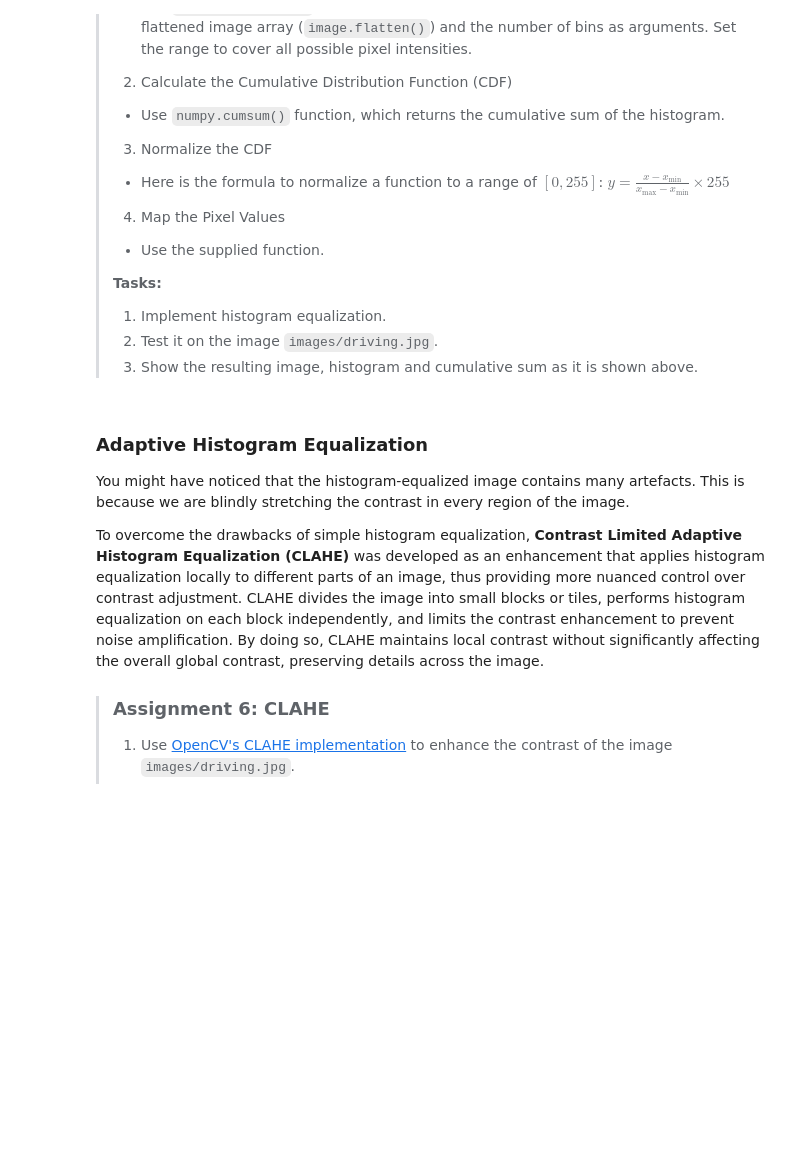
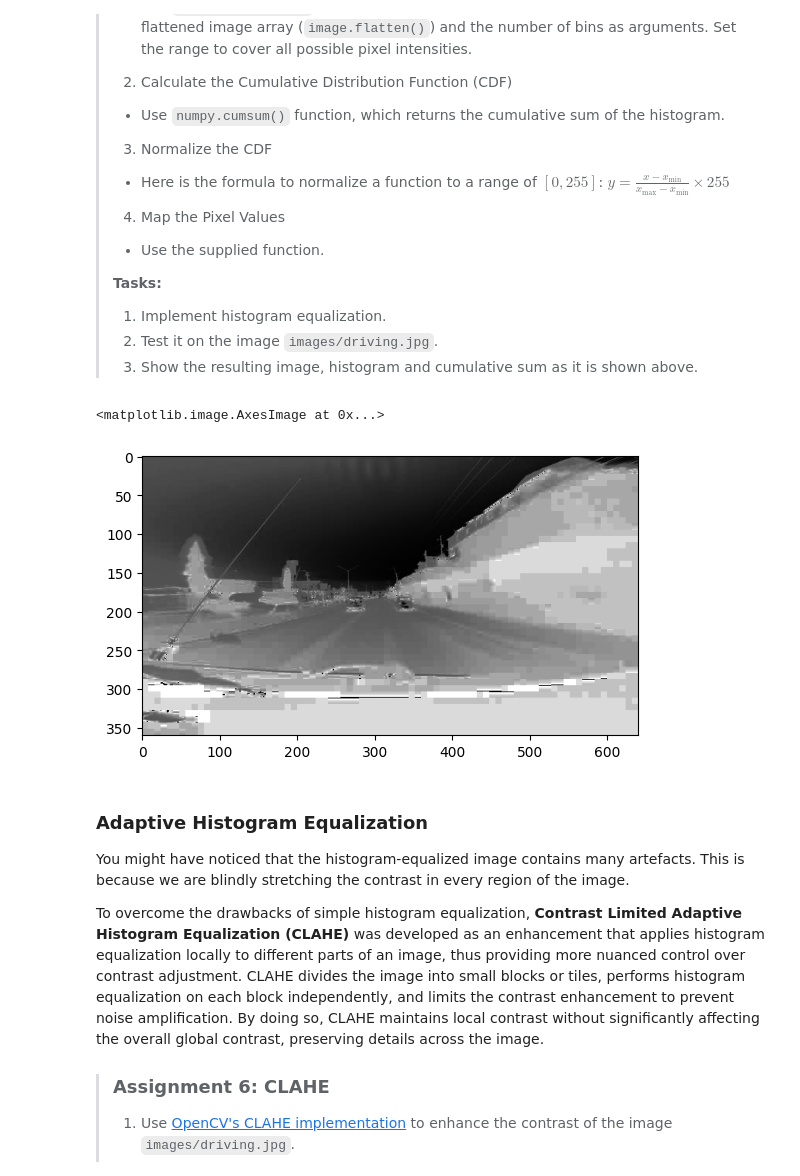
Before and after one commit to ferit-osirv/lab-2-color-spaces-and-histograms-valentinveselcic, a Jupyter notebook: lab2.ipynb, the cells around one changed output. Saved outputs shown, nothing was run; the diff lists cells and outputs as text; code cells hidden in the pictures; blank space fills up the shorter version.

```diff
--- a/lab2.ipynb
+++ b/lab2.ipynb
@@ -366,24 +373,42 @@ How Histogram Equalization Works:
 > 2. Test it on the image `images/driving.jpg`.
 > 3. Show the resulting image, histogram and cumulative sum as it is shown above.
 # %%
+
 def map(img, cumsum):
   '''
   img: input image (grayscale)
   cumsum: cumulative sum of the histogram
   return: remapped image
   '''
   img_ = img.copy()
   img_ = cumsum[img_.flatten()]
   img_ = np.reshape(img_, img.shape)
   img_ = (img_ * 255).astype(np.uint8)
   return img_
 
 def hist_eq(img):
   '''
   img: input image (grayscale)
   return: histogram equalized image
   '''
   # Write your code here, use the map function to map the image to the normalized cumulative sum
+
+  hist = np.histogram(img.flatten(), 256, [0, 256])
+  csum = np.cumsum(hist[0])
+
+  normalized_csum = 255 * (csum - np.min(csum)) / (np.max(csum) - np.min(csum))
+  normalized_csum = normalized_csum.astype(np.uint8)
+  new_img = map(img, normalized_csum)
+  return new_img
+
+img = cv.imread('images/driving.jpg')
+img = cv.cvtColor(img, cv.COLOR_BGR2GRAY)
+
+eq_img = hist_eq(img)
+plt.imshow(eq_img, cmap='gray')
+# %% [output]
+<matplotlib.image.AxesImage at 0x...>
+[figure, added]
 # %% [markdown]
 ### Adaptive Histogram Equalization
 
```
Also changed, not shown: parts of 3 cells of this notebook.
